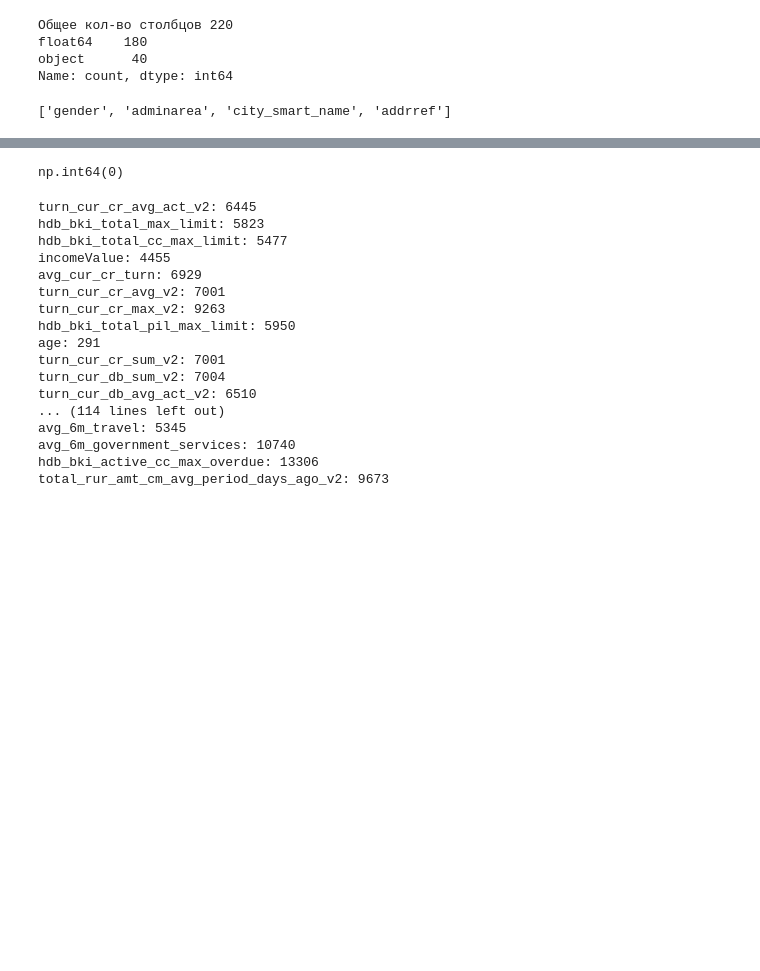
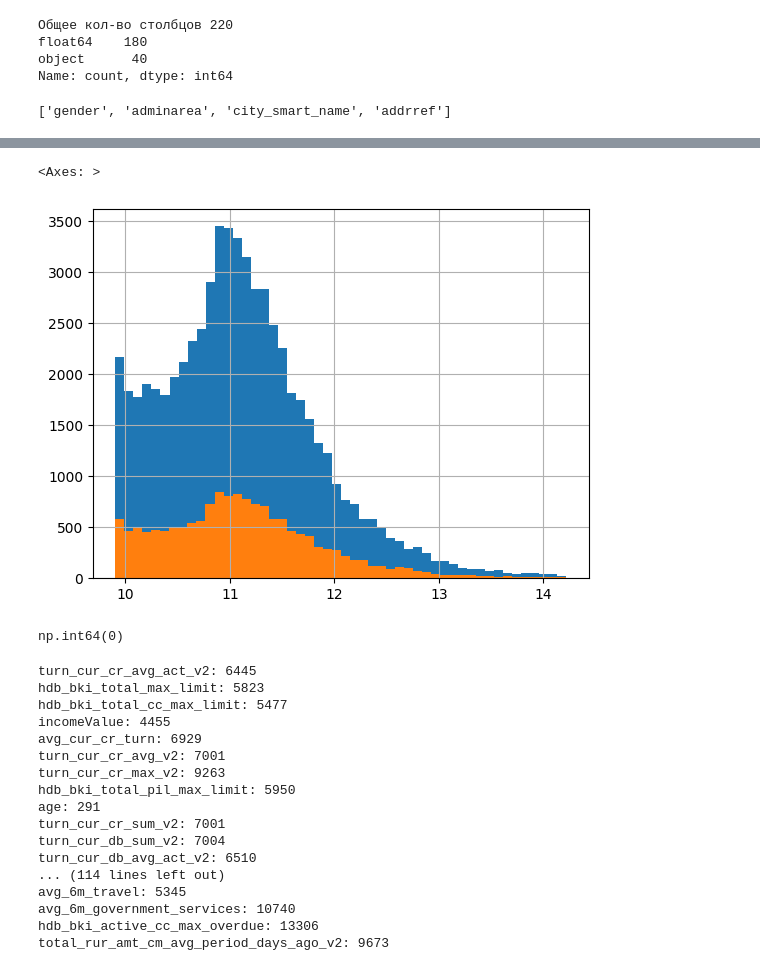
Before and after one commit to hdl0909/building_an_income_model, a Jupyter notebook: model_income_start.ipynb, the cells around one changed output, grey strips where cells are left out. Drawn from its saved outputs; the diff is of its cells as text; code cells hidden in the pictures; blank space fills up the shorter version.

```diff
--- a/model_income_start.ipynb
+++ b/model_income_start.ipynb
@@ -86,2 +96,8 @@ X_test = X_test.reindex(columns=X_train.columns, fill_value=0)
+# %%
+y_train_log.hist(bins=50)
+y_test_log.hist(bins=50)
+# %% [output]
+<Axes: >
+[figure, added]
 # %%
 # заполняем пропуски медианой
```
Also changed, not shown: parts of 14 cells of this notebook.
